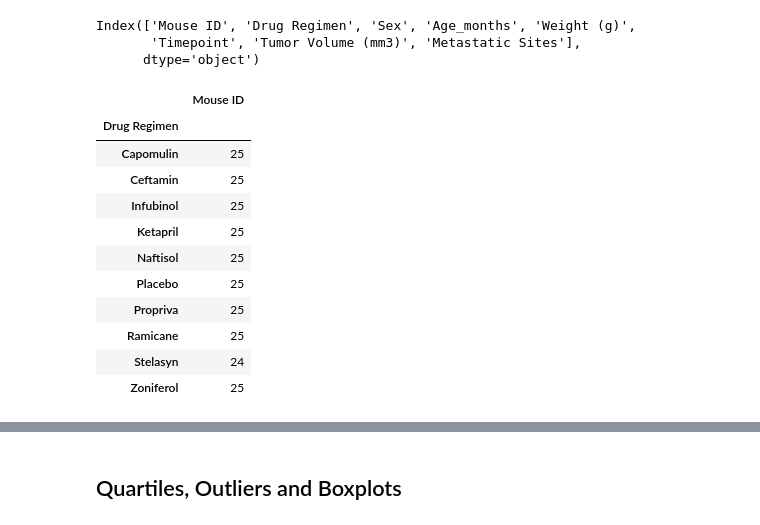
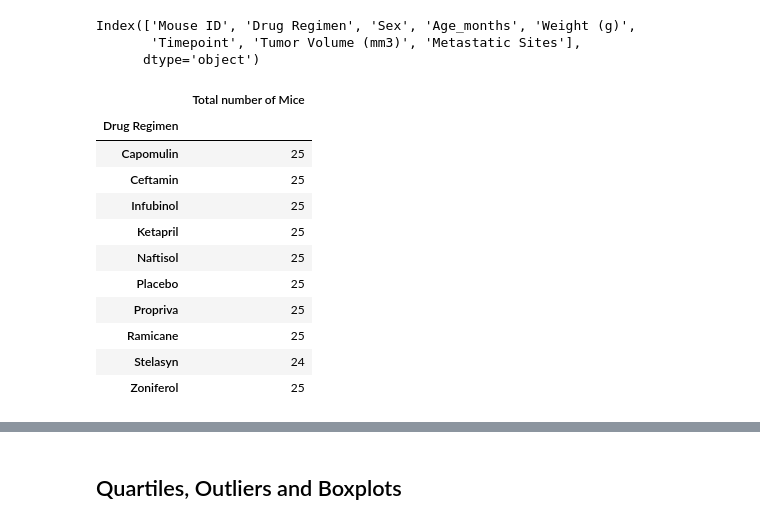
Before and after one commit to UoT-Bootcamp/Python-Matplotlib-Challenge, a Jupyter notebook: 05-Matplotlib_Homework_Instructions_Pymaceuticals_pymaceuticals_starter.ipynb, the cells around one changed output, grey strips where cells are left out. Drawn from its saved outputs; the diff is of its cells as text; code cells hidden in the pictures.

Commit message:
Script for bar plot using Pandas and Matplotlib

```diff
--- a/05-Matplotlib_Homework_Instructions_Pymaceuticals_pymaceuticals_starter.ipynb
+++ b/05-Matplotlib_Homework_Instructions_Pymaceuticals_pymaceuticals_starter.ipynb
@@ -102,10 +102,16 @@ Index(['Mouse ID', 'Drug Regimen', 'Sex', 'Age_months', 'Weight (g)',
       dtype='object')
 # %%
 # Generate a bar plot showing the total number of mice for each treatment throughout the course of the study using pandas.
-mice_treatment = clean_mouse_study_df[["Mouse ID", "Drug Regimen"]]
-group_mice_treatment = mice_treatment.groupby("Drug Regimen").count()
+
+group_mice_treatment = clean_mouse_study_df.groupby("Drug Regimen").count().reset_index()
+
+new_mice_treatment = group_mice_treatment [["Drug Regimen", "Mouse ID"]]
+
+pandas_mice_treatment = new_mice_treatment.set_index(["Drug Regimen"])
+pandas_mice_treatment = pandas_mice_treatment.rename(columns = {"Mouse ID" : "Total number of Mice"})
+pandas_mice_treatment
 # %% [output]
-|  | Mouse ID |
+|  | Total number of Mice |
 | Drug Regimen |  |
 | Capomulin | 25 |
 | Ceftamin | 25 |
```
Also changed, not shown: parts of 4 cells of this notebook.
